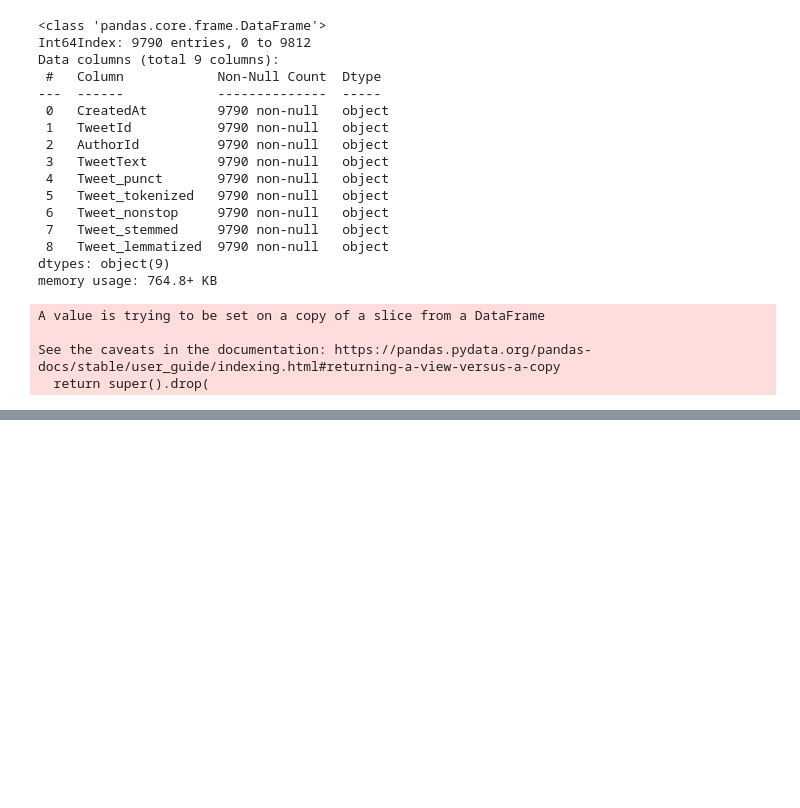
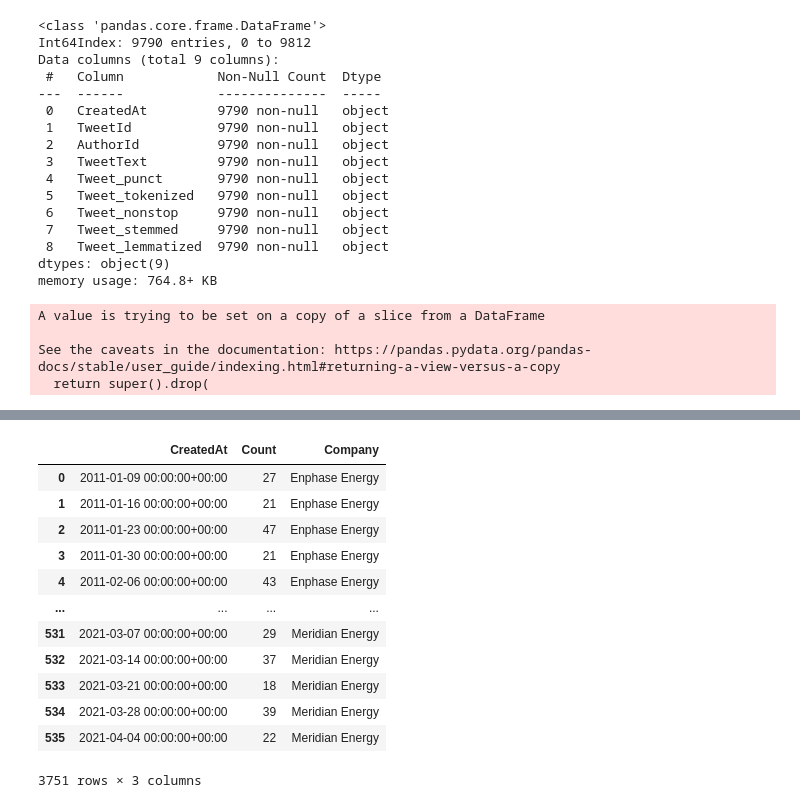
Before and after one commit to roldanjrgl/bds_green_investing, a Jupyter notebook: visualize_twitter_data/generate_popularity_time_series/generate_popularity_time_series_join_companies.ipynb, the cells around one changed output, grey strips where cells are left out. Saved outputs shown, nothing was run; the diff lists cells and outputs as text; code cells hidden in the pictures; blank space fills up the shorter version.

```diff
--- a/visualize_twitter_data/generate_popularity_time_series/generate_popularity_time_series_join_companies.ipynb
+++ b/visualize_twitter_data/generate_popularity_time_series/generate_popularity_time_series_join_companies.ipynb
@@ -352,0 +387,6 @@ plot_time_series(weekly_tweets_meridian_energy)
+# %%
+companies_weekly_tweets_list = [weekly_tweets_enphase_energy, weekly_tweets_first_solar,
+                           weekly_tweets_siemens, weekly_tweets_plug_power, weekly_tweets_sunrun,
+                           weekly_tweets_sunpower, weekly_tweets_meridian_energy]
+# test_concat = pd.concat([weekly_tweets_enphase_energy,weekly_tweets_first_solar])
+companies_weekly_tweets = pd.concat(companies_weekly_tweets_list)
@@ -352,0 +395,16 @@ plot_time_series(weekly_tweets_meridian_energy)
+# %%
+companies_weekly_tweets
+# %% [output]
+|  | CreatedAt | Count | Company |
+| 0 | 2011-01-09 00:00:00+00:00 | 27 | Enphase Energy |
+| 1 | 2011-01-16 00:00:00+00:00 | 21 | Enphase Energy |
+| 2 | 2011-01-23 00:00:00+00:00 | 47 | Enphase Energy |
+| 3 | 2011-01-30 00:00:00+00:00 | 21 | Enphase Energy |
+| 4 | 2011-02-06 00:00:00+00:00 | 43 | Enphase Energy |
+| ... | ... | ... | ... |
+| 531 | 2021-03-07 00:00:00+00:00 | 29 | Meridian Energy |
+| 532 | 2021-03-14 00:00:00+00:00 | 37 | Meridian Energy |
+| 533 | 2021-03-21 00:00:00+00:00 | 18 | Meridian Energy |
+| 534 | 2021-03-28 00:00:00+00:00 | 39 | Meridian Energy |
+| 535 | 2021-04-04 00:00:00+00:00 | 22 | Meridian Energy |
+3751 rows × 3 columns
```
Also changed, not shown: parts of 11 cells of this notebook.
